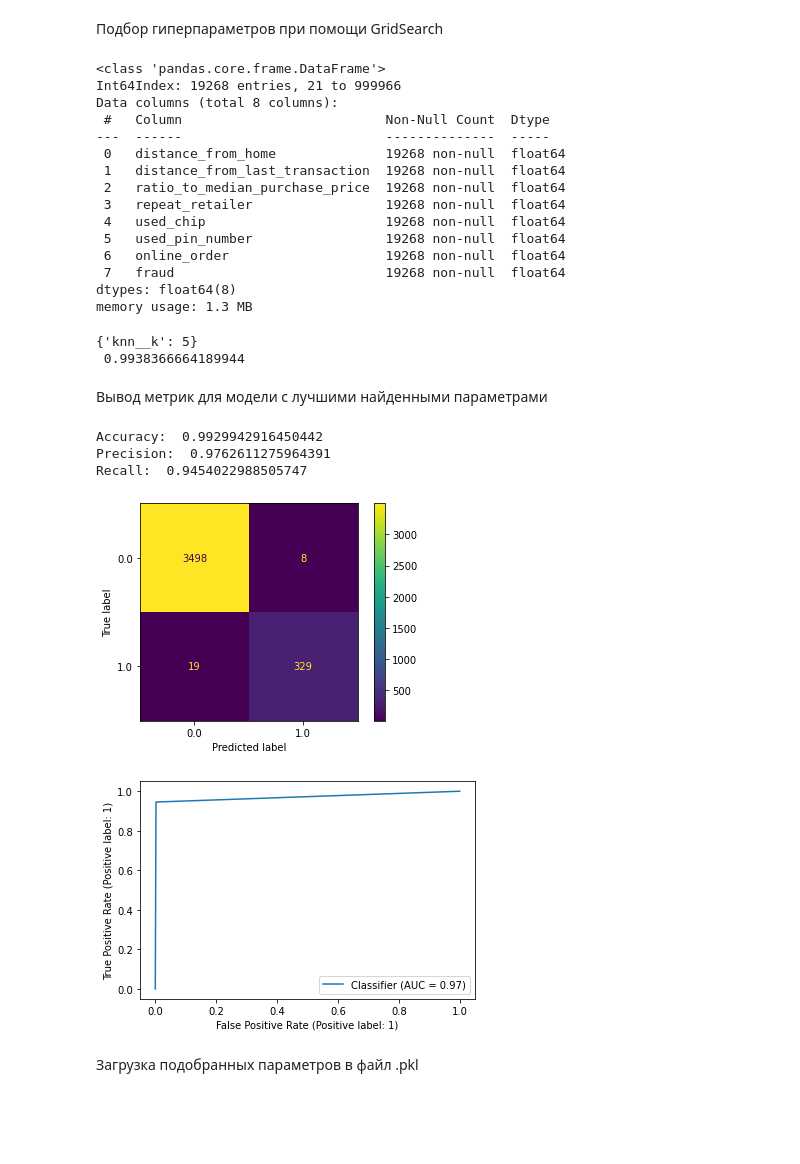
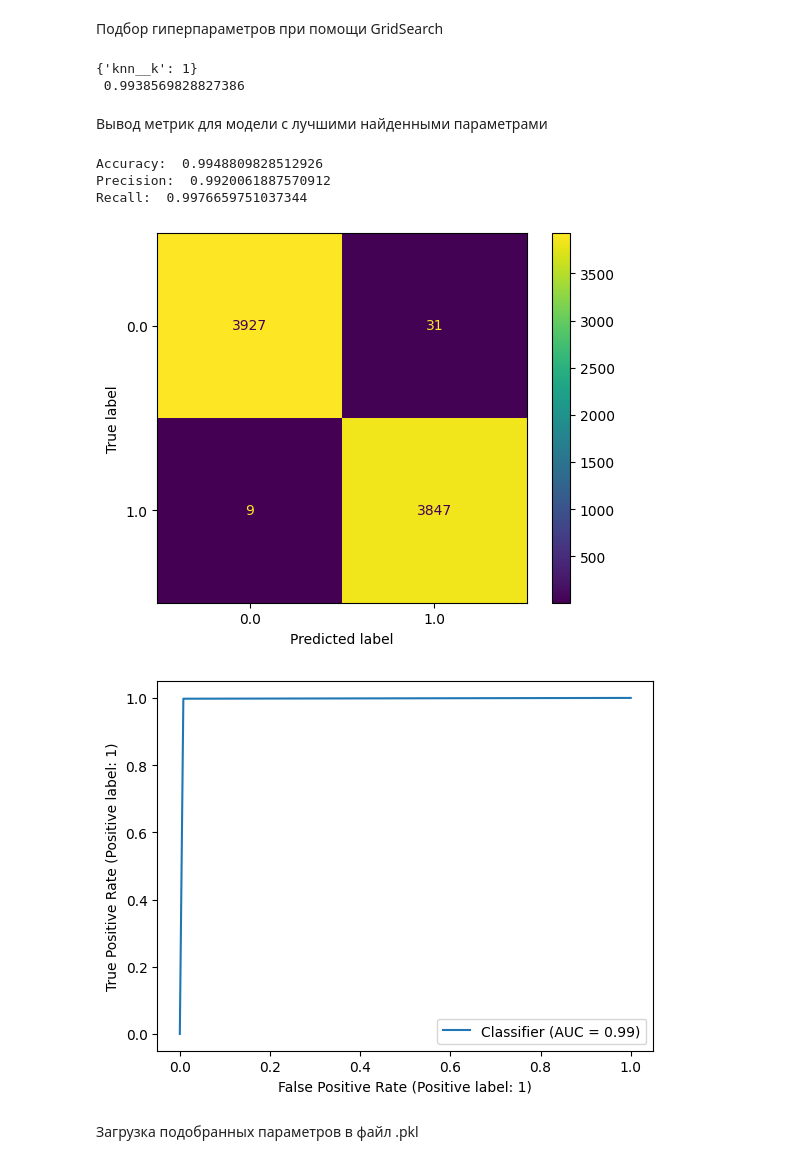
Before and after one commit to DIGrebenkov/Machine-Learning, a Jupyter notebook: ml1/ml1.ipynb, the cells around one changed output. Saved outputs shown, nothing was run; the diff lists cells and outputs as text; code cells hidden in the pictures; blank space fills up the shorter version.

```diff
--- a/ml1/ml1.ipynb
+++ b/ml1/ml1.ipynb
@@ -5,8 +5,12 @@ import numpy as np
 import pandas as pd
 
 data = pd.read_csv ('card_transdata.csv')
-data = data [data.distance_from_home <= 1000]
-data = data [data.distance_from_last_transaction <= 1000]
+shuffledData = data.sample (frac = 1)
+fraudData = shuffledData.loc [shuffledData ['fraud'] == 1].sample (n = 20000)
+nonFraudData = shuffledData.loc [shuffledData ['fraud'] == 0].sample (n = 20000)
+data = pd.concat ([fraudData, nonFraudData])
+data = data [data.distance_from_home <= 500]
+data = data [data.distance_from_last_transaction <= 100]
 data = data [data.ratio_to_median_purchase_price <= 50]
 labels = data ['fraud'].to_numpy ()
 data = data.drop (['fraud'], axis = 1).to_numpy ()
@@ -225,56 +229,25 @@ class KNN (BaseEstimator, ClassifierMixin):
         return res
 # %% [markdown]
 Подбор гиперпараметров при помощи GridSearch
-# %%
-# Очень долго считает, уменьшу размер датасета
-data = pd.read_csv ('/card_transdata.csv')
-data = data [data.distance_from_home <= 1000]
-data = data [data.distance_from_last_transaction <= 1000]
-data = data [data.ratio_to_median_purchase_price <= 50]
-data.drop_duplicates ()
-np.random.seed (10)
-remove_n = 980000
-drop_indices = np.random.choice (data.index, remove_n, replace = False)
-reducedData = data.drop (drop_indices)
-reducedData.info ()
-rlabels = reducedData ['fraud'].to_numpy ()
-rdata = reducedData.drop (['fraud'], axis = 1).to_numpy ()
-rtrainData, rtestData, rtrainLabels, rtestLabels = train_test_split (rdata, rlabels, train_size = 0.8, random_state = 1)
-# %% [output]
-<class 'pandas.core.frame.DataFrame'>
-Int64Index: 19268 entries, 21 to 999966
-Data columns (total 8 columns):
- #   Column                          Non-Null Count  Dtype
----  ------                          --------------  -----
- 0   distance_from_home              19268 non-null  float64
- 1   distance_from_last_transaction  19268 non-null  float64
- 2   ratio_to_median_purchase_price  19268 non-null  float64
- 3   repeat_retailer                 19268 non-null  float64
- 4   used_chip                       19268 non-null  float64
- 5   used_pin_number                 19268 non-null  float64
- 6   online_order                    19268 non-null  float64
- 7   fraud                           19268 non-null  float64
-dtypes: float64(8)
-memory usage: 1.3 MB
 # %%
 gcv = GridSearchCV (Pipeline ([('scaler', StandardScaler ()), ('knn', KNN ())]),
-                    {'knn__k': [5]})
-gcv.fit (rtrainData, rtrainLabels)
+                    {'knn__k': [1, 5, 11]})
+gcv.fit (trainData, trainLabels)
 print (gcv.best_params_, '\n', gcv.best_score_)
 # %% [output]
-{'knn__k': 5}
- 0.9938366664189944
+{'knn__k': 1}
+ 0.9938569828827386
 # %% [markdown]
 Вывод метрик для модели с лучшими найденными параметрами
 # %%
 knn = gcv.best_estimator_
-showMetrics (knn, rtestData, rtestLabels)
+showMetrics (knn, testData, testLabels)
 # %% [output]
-Accuracy:  0.9929942916450442
-Precision:  0.9762611275964391
-Recall:  0.9454022988505747
+Accuracy:  0.9948809828512926
+Precision:  0.9920061887570912
+Recall:  0.9976659751037344
-[figure, old version]
+[figure, new version]
-[figure, old version]
+[figure, new version]
 # %% [markdown]
 Загрузка подобранных параметров в файл .pkl
 # %%
```
Also changed, not shown: parts of 11 cells of this notebook, 5 other files.
